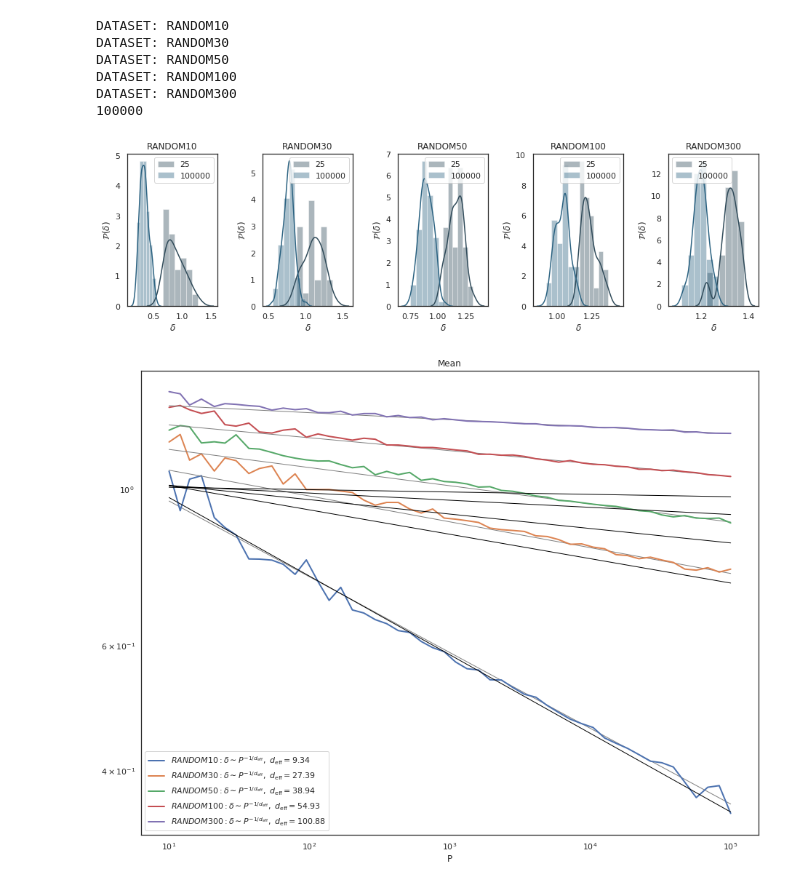
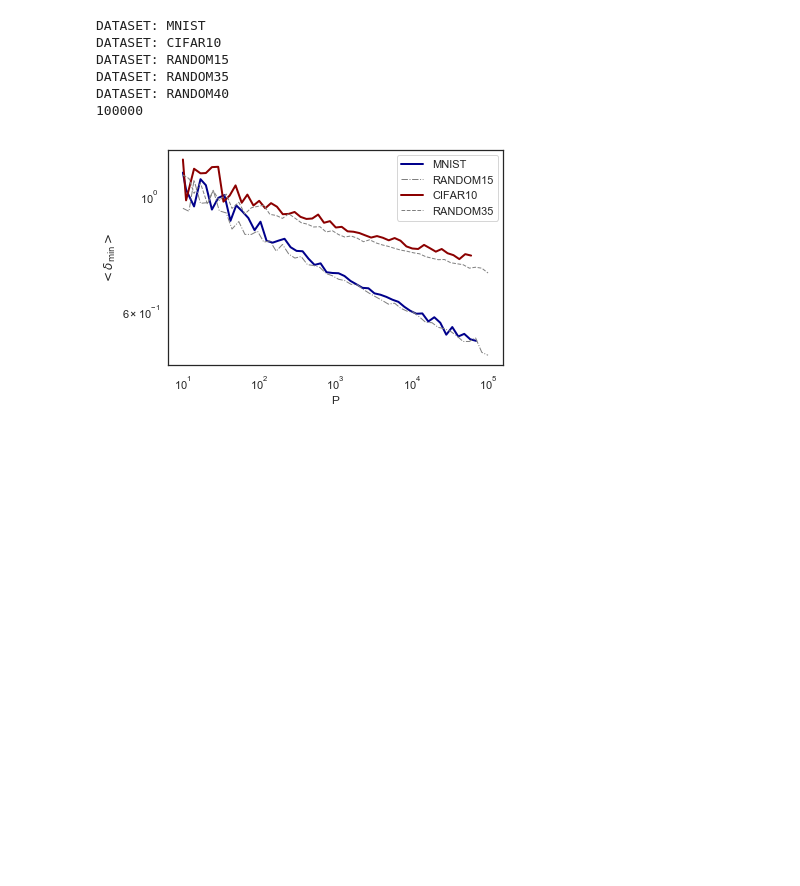
Before and after one commit to vonspigler/nn-distance-in-data, a Jupyter notebook: nn_dist_scaling_P.ipynb, the cells around one changed output. Drawn from its saved outputs; the diff is of its cells as text; code cells hidden in the pictures; blank space fills up the shorter version.

```diff
--- a/nn_dist_scaling_P.ipynb
+++ b/nn_dist_scaling_P.ipynb
@@ -95,10 +81,8 @@ NPS = 50
 PMAX = np.inf
 NSAMPLESMAX = 1000
 PBREAK = 10000
-nn_dens = {}
 
 for name, df in dfs.items():
-    if name == 'TINYIMGNET': continue
     print("DATASET:", name)
 
     Ps = [ int(i) for i in np.logspace(1, np.log10(len(df)), NPS) ]
@@ -122,9 +106,9 @@ for name, df in dfs.items():
         dists[dists == 0] = np.inf
         nn_dens[name][P] = dists.min(axis=0)#dists.min()
 # %% [output]
-DATASET: RANDOM10
-DATASET: RANDOM30
-DATASET: RANDOM50
-DATASET: RANDOM100
-DATASET: RANDOM300
+DATASET: MNIST
+DATASET: CIFAR10
+DATASET: RANDOM15
+DATASET: RANDOM35
+DATASET: RANDOM40
 100000
@@ -131,55 +117,33 @@ DATASET: RANDOM300
 # %%
-sns.set_palette("PuBu_d")
-sns.set_style("white")
-f, axes = plt.subplots(1, len(nn_dens), figsize=(13,4))
-
-for j, (name, dict) in enumerate(nn_dens.items()):
-    for i, (P, dens) in enumerate(dict.items()):
-        if i != 5 and i != len(dict) - 1: continue
-        sns.distplot(dens, label=str(P), kde=True, ax=axes[j], bins=6)
-
-    axes[j].legend()
-    axes[j].set_title(name)
-    axes[j].set_xlabel('$\delta$')
-    axes[j].set_ylabel('$\mathcal{P}(\delta)$')
-
-plt.tight_layout()
-plt.show()
 sns.set()
 sns.set_style("white")
+colors = {'MNIST': 'darkblue', 'CIFAR10': 'darkred', 'RANDOM15': 'gray', 'RANDOM35': 'gray'}
+widths = {'MNIST': 2, 'CIFAR10': 2, 'RANDOM15': 1, 'RANDOM35': 1}
+lss = {'MNIST': '-', 'CIFAR10': '-', 'RANDOM15': '-.', 'RANDOM35': '--'}
 
-plt.figure(figsize=(13,10))
 
-for j, (name, dict) in enumerate(nn_dens.items()):
-    xs = np.asarray(list(dict.keys())).reshape(-1,1)
-    ys = np.asarray([ v.mean().item() for v in dict.values() ]).reshape(-1,)
+with PdfPages('real_data_vs_random_scaling.pdf') as pdf:
+    plt.figure(figsize=(6,4))
 
-    reg = LinearRegression().fit(np.log(xs[35:]), np.log(ys[35:]))
-    ys0 = np.exp(reg.intercept_)*np.power(xs[0], reg.coef_) # just for normalization
-    ys0=1
-    plt.plot(xs, [ np.exp(reg.intercept_)*x**reg.coef_/ys0 for x in xs ], c='gray', lw=1)
-    plt.plot(xs, ys/ys0, label="${}: \delta \sim P^{{-1/d_\mathrm{{eff}}}},\ d_\mathrm{{eff}}={:.2f}$".format(name, -1/reg.coef_[0]), lw=2)
+    for name in ['MNIST', 'RANDOM15', 'CIFAR10', 'RANDOM35']:
+        xs = np.asarray(list(nn_dens[name].keys())).reshape(-1,1)
+        ys = np.asarray([ v.mean().item() for v in nn_dens[name].values() ]).reshape(-1,)
+
+        reg = LinearRegression().fit(np.log(xs[35:]), np.log(ys[35:]))
+        ys0 = np.exp(reg.intercept_)*np.power(xs[0], reg.coef_)
+        #plt.plot(xs, [ np.exp(reg.intercept_)*x**reg.coef_/ys0 for x in xs ], c='gray', lw=1, label=None)
+        #plt.plot(xs, ys/ys0, label="${}: \delta \sim P^{{-1/d_\mathrm{{eff}}}},\ d_\mathrm{{eff}}={:.2f}$".format(name, -1/reg.coef_[0]), lw=2)
+        plt.plot(xs, ys/ys0, label=name, lw=widths[name], c=colors[name], ls=lss[name])
 
     plt.legend()
     plt.xlabel("P")
-    #plt.set_ylabel("$<\delta_\mathrm{min}>$")
+    plt.ylabel("$<\delta_\mathrm{min}>$")
     plt.xscale('log')
     plt.yscale('log')
-    plt.title("Mean")
 
-d=10
-plt.plot(xs, [ (beta((d-1)/2,1/2)*(d-1)/x)**(1/(d-1)) for x in xs ], c='black', lw=1)
-d=30
-plt.plot(xs, [ (beta((d-1)/2,1/2)*(d-1)/x)**(1/(d-1)) for x in xs ], c='black', lw=1)
-d=50
-plt.plot(xs, [ (beta((d-1)/2,1/2)*(d-1)/x)**(1/(d-1)) for x in xs ], c='black', lw=1)
-d=100
-plt.plot(xs, [ (beta((d-1)/2,1/2)*(d-1)/x)**(1/(d-1)) for x in xs ], c='black', lw=1)
-d=300
-plt.plot(xs, [ (beta((d-1)/2,1/2)*(d-1)/x)**(1/(d-1)) for x in xs ], c='black', lw=1)
-
-plt.tight_layout()
-plt.show()
+    plt.tight_layout()
+    pdf.savefig()
+    plt.show()
+    plt.close()
 # %% [output]
-[figure, old version]
+[figure, new version]
-[figure, removed]
```
Also changed, not shown: parts of 4 cells of this notebook.
